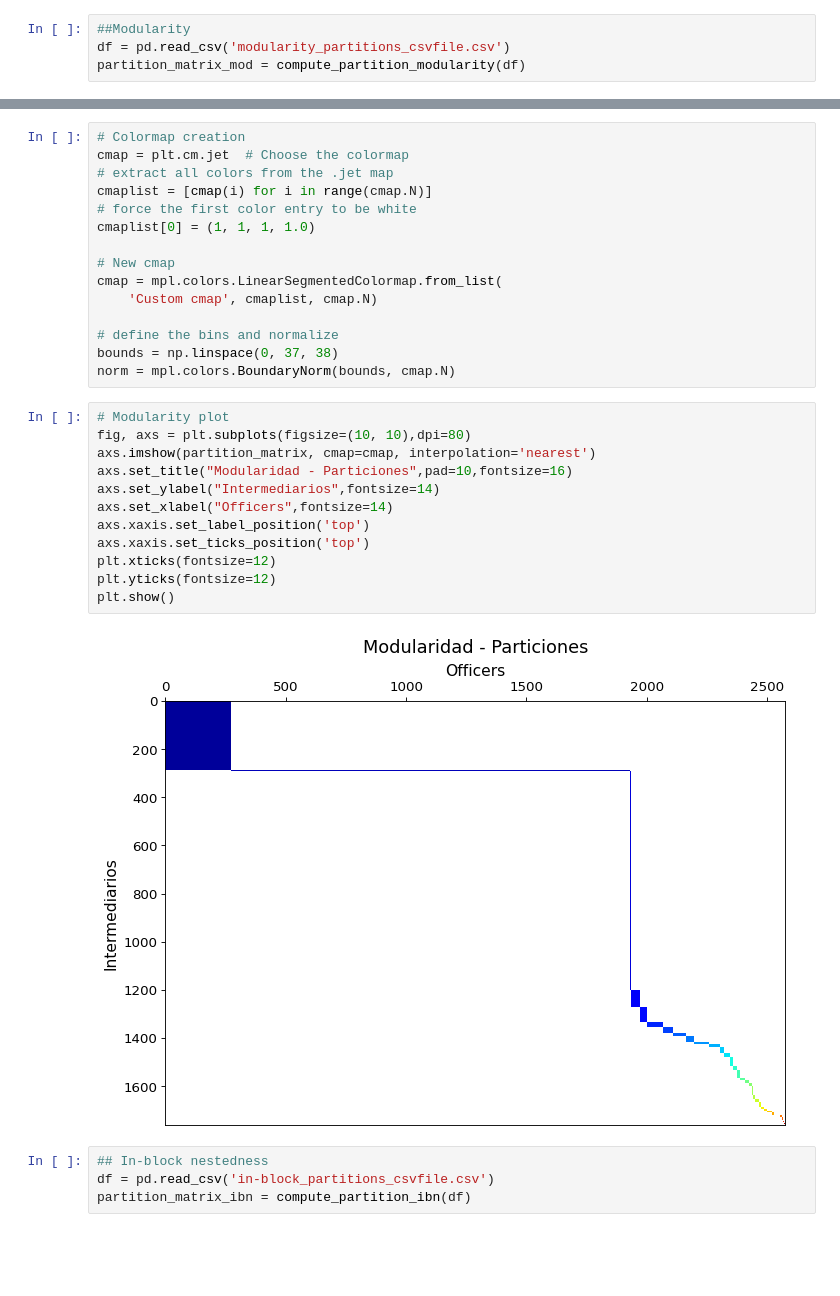
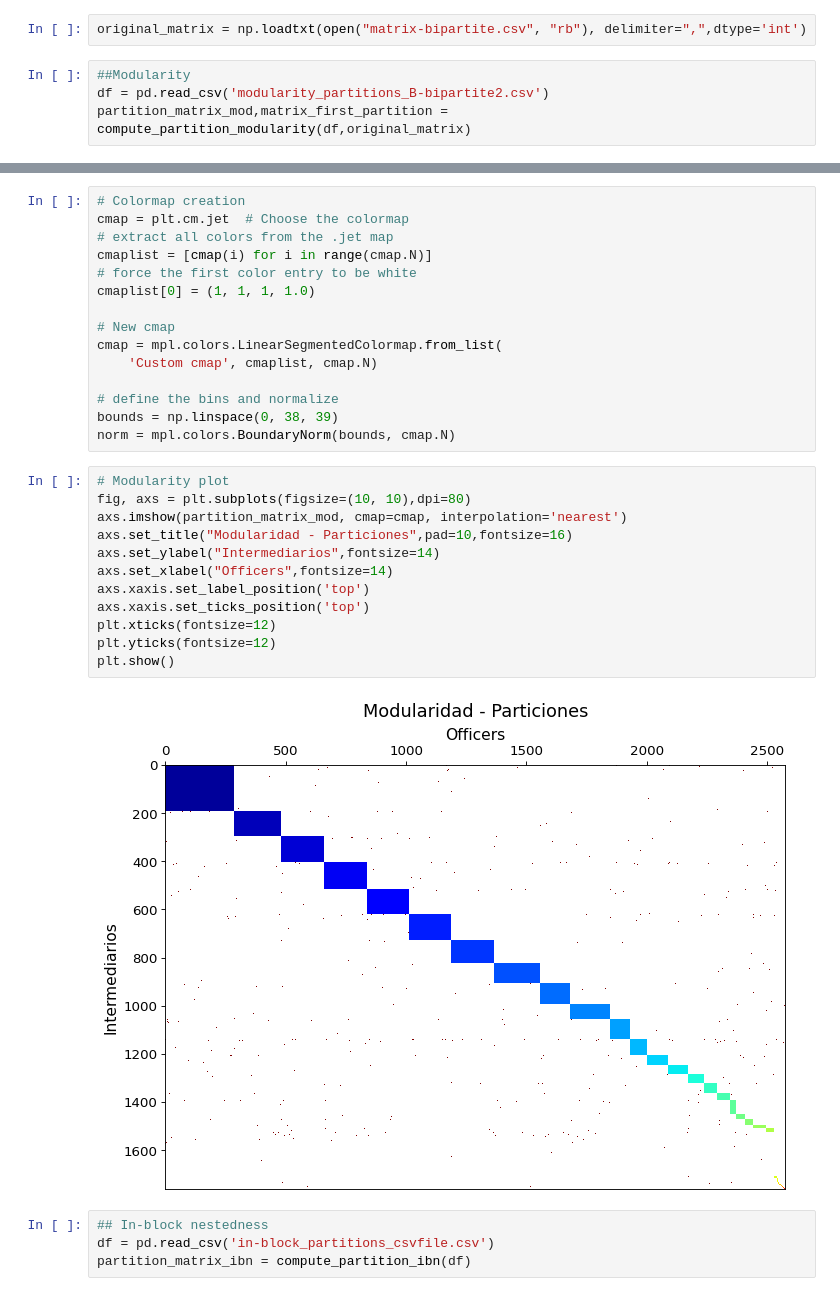
Before and after one commit to edgrz/panama-papers, a Jupyter notebook: code/nestedness_modularity_statistics.ipynb, the cells around one changed output, grey strips where cells are left out. Cells and saved outputs as stored; diff of their text form; blank space fills up the shorter version.

Commit message:
Refining modularity and nestedness plots

```diff
--- a/code/nestedness_modularity_statistics.ipynb
+++ b/code/nestedness_modularity_statistics.ipynb
@@ -107,4 +199,6 @@ def get_new_partitions_dict(intermediaries_occ_dict, officer_occ_dict,intermedia
+# %%
+original_matrix = np.loadtxt(open("matrix-bipartite.csv", "rb"), delimiter=",",dtype='int')
 # %%
 ##Modularity
-df = pd.read_csv('modularity_partitions_csvfile.csv')
-partition_matrix_mod = compute_partition_modularity(df)
+df = pd.read_csv('modularity_partitions_B-bipartite2.csv')
+partition_matrix_mod,matrix_first_partition = compute_partition_modularity(df,original_matrix)
@@ -121,22 +244,22 @@ cmap = mpl.colors.LinearSegmentedColormap.from_list(
     'Custom cmap', cmaplist, cmap.N)
 
 # define the bins and normalize
-bounds = np.linspace(0, 37, 38)
+bounds = np.linspace(0, 38, 39)
 norm = mpl.colors.BoundaryNorm(bounds, cmap.N)
 # %%
 # Modularity plot
 fig, axs = plt.subplots(figsize=(10, 10),dpi=80)
-axs.imshow(partition_matrix, cmap=cmap, interpolation='nearest')
+axs.imshow(partition_matrix_mod, cmap=cmap, interpolation='nearest')
 axs.set_title("Modularidad - Particiones",pad=10,fontsize=16)
 axs.set_ylabel("Intermediarios",fontsize=14)
 axs.set_xlabel("Officers",fontsize=14)
 axs.xaxis.set_label_position('top')
 axs.xaxis.set_ticks_position('top')
 plt.xticks(fontsize=12)
 plt.yticks(fontsize=12)
 plt.show()
 # %% [output]
-[figure, old version]
+[figure, new version]
 # %%
 ## In-block nestedness
 df = pd.read_csv('in-block_partitions_csvfile.csv')
```
Also changed, not shown: parts of 7 cells of this notebook, 1 other file.
